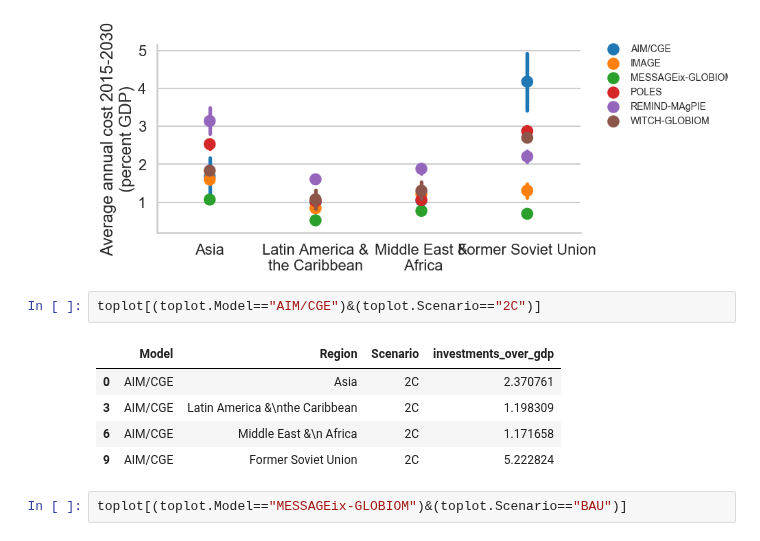
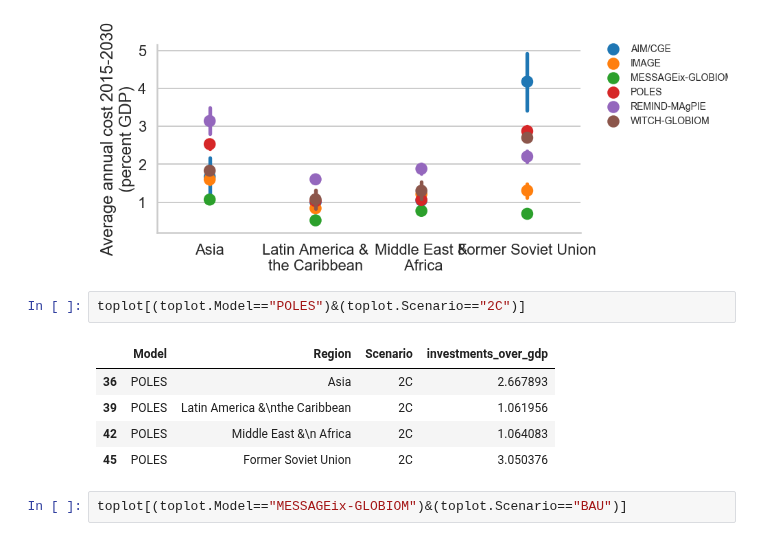
Before and after one commit to julierozenberg/infra_needs_analyses, a Jupyter notebook: Brahim_energy_global.ipynb, the cells around one changed output. Cells and saved outputs as stored; diff of their text form.

```diff
--- a/Brahim_energy_global.ipynb
+++ b/Brahim_energy_global.ipynb
@@ -131,13 +193,13 @@ g.add_legend(title="",fontsize = 14, bbox_to_anchor=(1, 0.65), borderaxespad=0.)
 <seaborn.axisgrid.FacetGrid at 0x...>
 [figure]
 # %%
-toplot[(toplot.Model=="AIM/CGE")&(toplot.Scenario=="2C")]
+toplot[(toplot.Model=="POLES")&(toplot.Scenario=="2C")]
 # %% [output]
 |  | Model | Region | Scenario | investments_over_gdp |
-| 0 | AIM/CGE | Asia | 2C | 2.370761 |
-| 3 | AIM/CGE | Latin America &\nthe Caribbean | 2C | 1.198309 |
-| 6 | AIM/CGE | Middle East &\n Africa | 2C | 1.171658 |
-| 9 | AIM/CGE | Former Soviet Union | 2C | 5.222824 |
+| 36 | POLES | Asia | 2C | 2.667893 |
+| 39 | POLES | Latin America &\nthe Caribbean | 2C | 1.061956 |
+| 42 | POLES | Middle East &\n Africa | 2C | 1.064083 |
+| 45 | POLES | Former Soviet Union | 2C | 3.050376 |
 # %%
 toplot[(toplot.Model=="MESSAGEix-GLOBIOM")&(toplot.Scenario=="BAU")]
 # %% [output]
```
Also changed, not shown: parts of 10 cells of this notebook, 4 other files.
